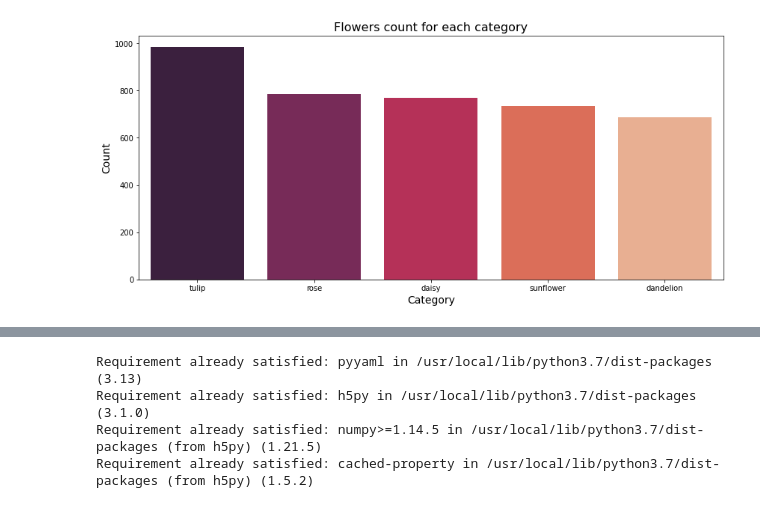
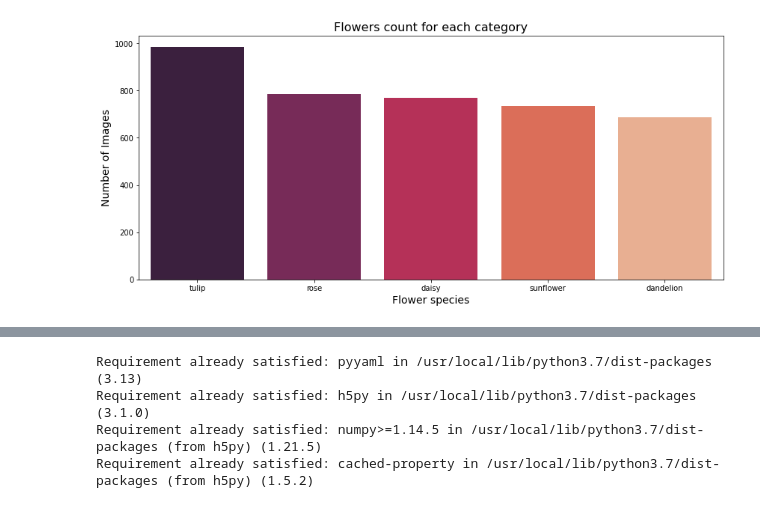
Before and after one commit to omonimus1/plant_classification, a Jupyter notebook: flower-classifier-notebooks/FlowerClassificationVIaCNN.ipynb, the cells around one changed output, grey strips where cells are left out. Cells and saved outputs as stored; diff of their text form; code cells hidden in the pictures.

```diff
--- a/flower-classifier-notebooks/FlowerClassificationVIaCNN.ipynb
+++ b/flower-classifier-notebooks/FlowerClassificationVIaCNN.ipynb
@@ -113,13 +105,13 @@ Name: category, dtype: int64
 # %%
-# Let's do some visualization and see how many samples we have for each category
-f, axe = plt.subplots(1,1,figsize=(14,6))
+# Data distribution visualization
+y, axe = plotter.subplots(1,1,figsize=(14,6))
 sns.barplot(x = flowerNum.index, y = flowerNum.values, ax = axe, palette="rocket")
 axe.set_title("Flowers count for each category", fontsize=16)
-axe.set_xlabel('Category', fontsize=14)
-axe.set_ylabel('Count', fontsize=14)
-plt.show()
+axe.set_xlabel('Flower species', fontsize=14)
+axe.set_ylabel('Number of Images', fontsize=14)
+plotter.show()
 # %% [output]
-[figure, old version]
+[figure, new version]
 # %%
 # Make directory 'test', with 2 sub directories, 'trainDir', & 'validDir'
 trainDir = './test/trainDir'
```
Also changed, not shown: parts of 9 cells of this notebook.
